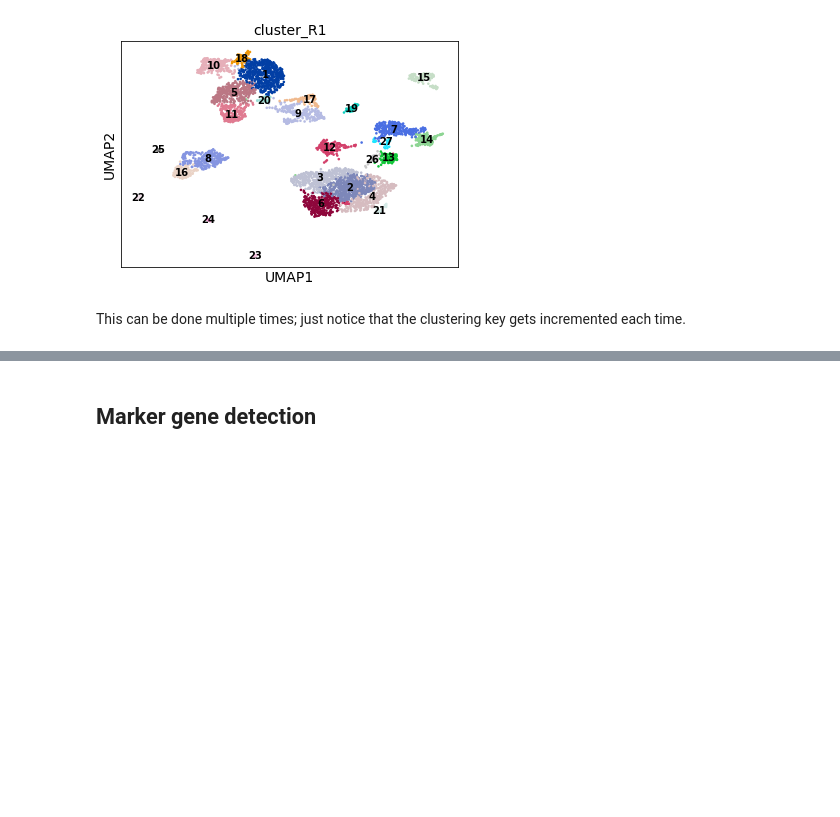
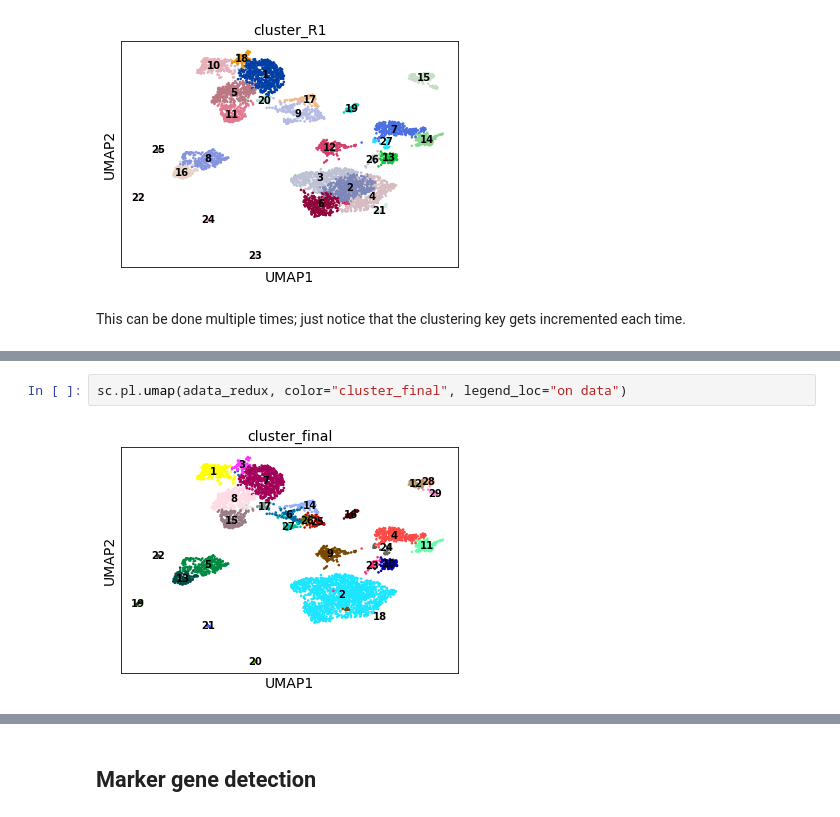
Before and after one commit to TheJacksonLaboratory/scanpy_recipes, a Jupyter notebook: examples/Analysis-Template.ipynb, the cells around one changed output, grey strips where cells are left out. Drawn from its saved outputs; the diff is of its cells as text; blank space fills up the shorter version.

```diff
--- a/examples/Analysis-Template.ipynb
+++ b/examples/Analysis-Template.ipynb
@@ -415,0 +442,4 @@ Updated clusters under `adata_redux.obs['cluster_R3']`.
+# %%
+sc.pl.umap(adata_redux, color="cluster_final", legend_loc="on data")
+# %% [output]
+[figure, added]
```
Also changed, not shown: parts of 31 cells of this notebook, 1 other file.
